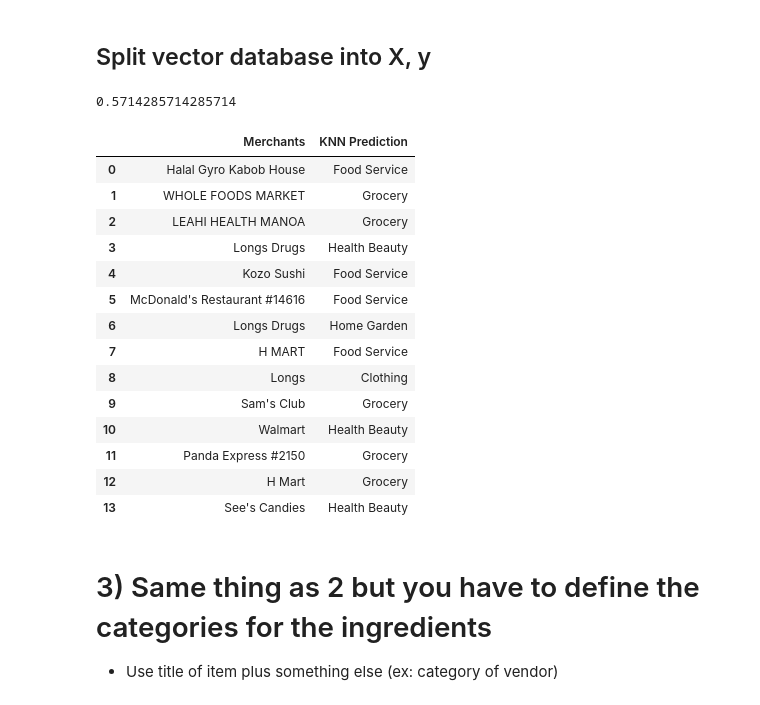
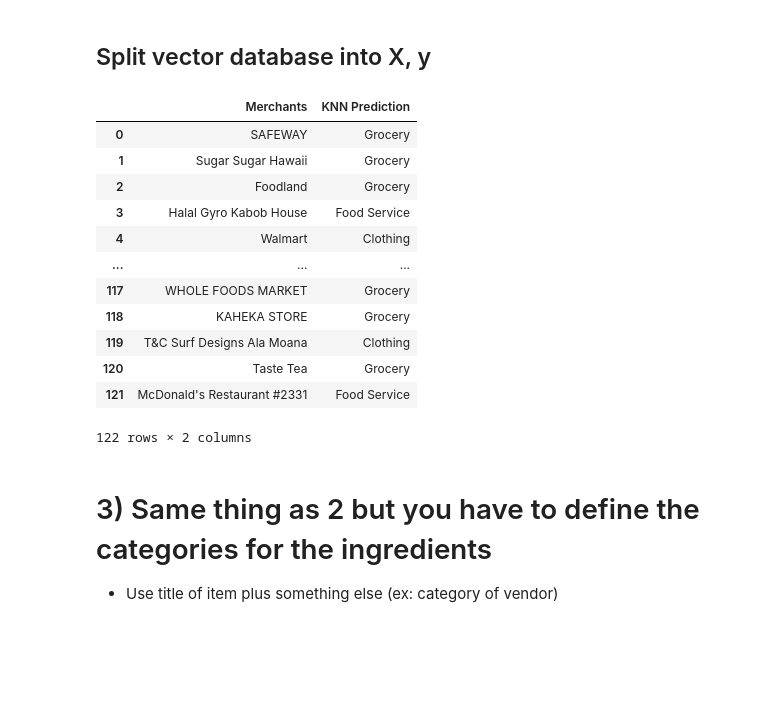
Before and after one commit to ICS438Project/receipt, a Jupyter notebook: ner_evaluate.ipynb, the cells around one changed output. Drawn from its saved outputs; the diff is of its cells as text; code cells hidden in the pictures; blank space fills up the shorter version.

Commit message:
Implemented product classification and database

```diff
--- a/ner_evaluate.ipynb
+++ b/ner_evaluate.ipynb
@@ -166,7 +166,7 @@ def validate_json(entities):
     return validate(instance=json.loads(entities), schema=schema)
 # %%
 def generate_response(input_text):
-    llm = OpenAI(model="gpt-3.5-turbo-instruct", temperature=0, openai_api_key=openai_api_key, max_tokens=800)
+    llm = OpenAI(model="gpt-3.5-turbo-instruct", temperature=0, openai_api_key=openai_api_key, max_tokens=1056)
     response = llm(input_text)
     validate_json(response)
     return response
@@ -233,7 +283,7 @@ def generate_embeddings(word):
 
 # Function to convert words in a DataFrame column to embeddings
 def convert_to_embeddings_df(df):
-    embeddings = [generate_embeddings(x) for x in df["Items"]]
+    embeddings = [generate_embeddings(x) for x in df["Item"]]
     dfs = []
     for embedding in embeddings:
         dfs.append(pd.DataFrame(embedding))
@@ -275,8 +369,7 @@ embeddedDatabase.to_csv("embeddedDatabase.csv")
 # %% [markdown]
 ## Split vector database into X, y
 # %%
-def getEmbeddedDatabase():
-    filePath = f'./embeddedDatabase.csv'
+def getEmbeddedDatabase(filePath):
     df = pd.read_csv(filePath)
     df = df.drop('Unnamed: 0', axis=1)
 
@@ -345,54 +439,51 @@ def getReceiptTestData():
     })
     entities_df.to_csv('entities_database.csv', index=0)
 # %%
-def KNN():
-    X_train, y_train = getEmbeddedDatabase()
+def KNN(X_train, y_train):
 
     clf = KNeighborsClassifier(n_neighbors=20)
     clf.fit(X_train, y_train)
 
     testindDB = pd.read_csv("entities_database.csv")
-    testindDB['Items'] = testindDB['Merchants'].str.cat(testindDB['Descriptions'], sep='')
+    testindDB['Descriptions'] = testindDB['Descriptions'].fillna('')
+    testindDB['Items'] = testindDB['Merchants'].str.cat(testindDB['Descriptions'], sep=' ')
     receiptEmbeddings = convert_to_embeddings_df(testindDB)
     X_test = receiptEmbeddings.values
-    y_test = ['Food Service', 'Grocery', 'Grocery', 'Health Beauty', 'Food Service', 'Food Service','Health Beauty', 'Grocery', 'Health Beauty', 'Grocery', 'Grocery', 'Food Service', 'Grocery', 'Food Service']
-    accuracy = accuracy_score(y_test, clf.predict(X_test))
-    print(accuracy)
+
 
     return (clf.predict(X_test))
-
-#print(type(KNN()))
-testindDB = pd.read_csv("entities_database.csv")
-merchants = testindDB['Merchants'].to_frame()
-results = pd.DataFrame(KNN(), columns=['KNN Prediction'])  # Assuming the array has two columns
-result_df = pd.concat([merchants, results], axis=1)
-result_df
-# %% [output]
-0.5714285714285714
-|  | Merchants | KNN Prediction |
-| 0 | Halal Gyro Kabob House | Food Service |
-| 1 | WHOLE FOODS MARKET | Grocery |
-| 2 | LEAHI HEALTH MANOA | Grocery |
-| 3 | Longs Drugs | Health Beauty |
-| 4 | Kozo Sushi | Food Service |
-| 5 | McDonald's Restaurant #14616 | Food Service |
-| 6 | Longs Drugs | Home Garden |
-| 7 | H MART | Food Service |
-| 8 | Longs | Clothing |
-| 9 | Sam's Club | Grocery |
-| 10 | Walmart | Health Beauty |
-| 11 | Panda Express #2150 | Grocery |
-| 12 | H Mart | Grocery |
-| 13 | See's Candies | Health Beauty |
 # %%
 categories = ["Grocery/Supermarkets", "Restaurants/Food Services", "Clothing/Apparel", "Health/Beauty", "Electronics/Appliances", "Home/Garden", "Entertainment/Leisure"]
 
-def getVendorCategory(listOfItems, Title):
+def getVendorCategory():#listOfItems, Title):
+    getReceiptTestData()
+    getVendorEmbeddedDatabase()
     #validateInput()
     #convertToEmbeddings()
     #seachInDatabase()
-    #takeMajority()
-    pass
+    X_train, y_train = getEmbeddedDatabase(f'./embeddedVendorDatabase.csv')
+
+    testindDB = pd.read_csv("entities_database.csv")
+    merchants = testindDB['Merchants'].to_frame()
+    results = pd.DataFrame(KNN(X_train, y_train), columns=['KNN Prediction'])
+    result_df = pd.concat([merchants, results], axis=1)
+    return result_df
+
+getVendorCategory()
+# %% [output]
+|  | Merchants | KNN Prediction |
+| 0 | SAFEWAY | Grocery |
+| 1 | Sugar Sugar Hawaii | Grocery |
+| 2 | Foodland | Grocery |
+| 3 | Halal Gyro Kabob House | Food Service |
+| 4 | Walmart | Clothing |
+| ... | ... | ... |
+| 117 | WHOLE FOODS MARKET | Grocery |
+| 118 | KAHEKA STORE | Grocery |
+| 119 | T&C Surf Designs Ala Moana | Clothing |
+| 120 | Taste Tea | Grocery |
+| 121 | McDonald's Restaurant #2331 | Food Service |
+122 rows × 2 columns
 # %% [markdown]
 # 3) Same thing as 2 but you have to define the categories for the ingredients
 
```
Also changed, not shown: parts of 9 cells of this notebook, 12 other files.
